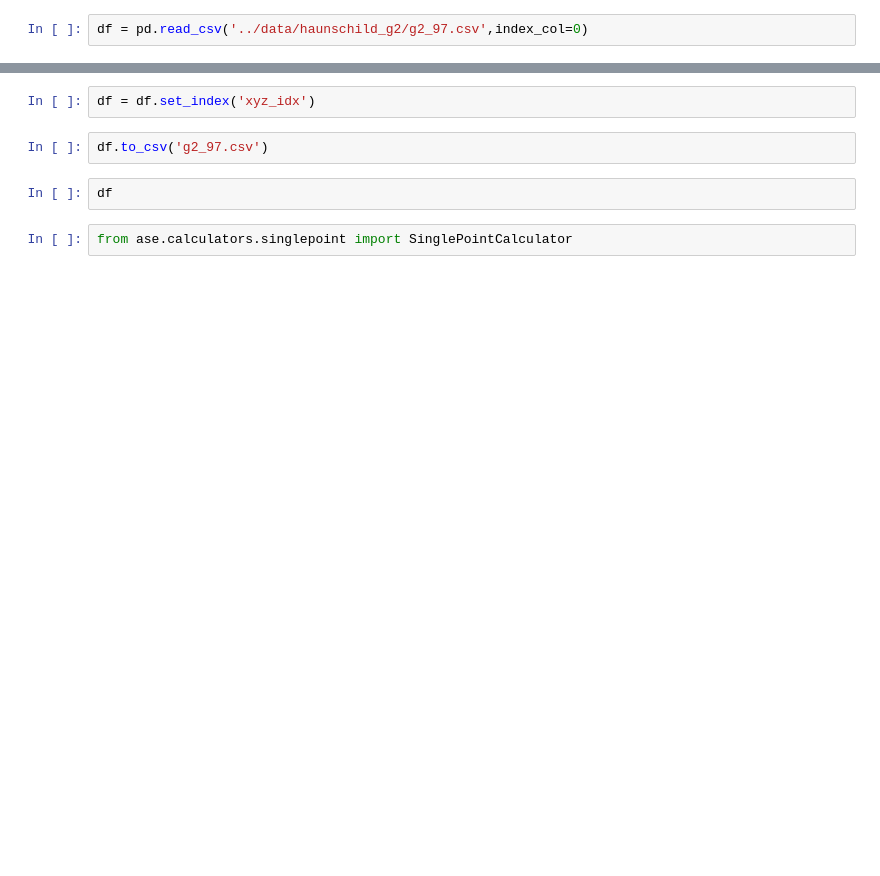
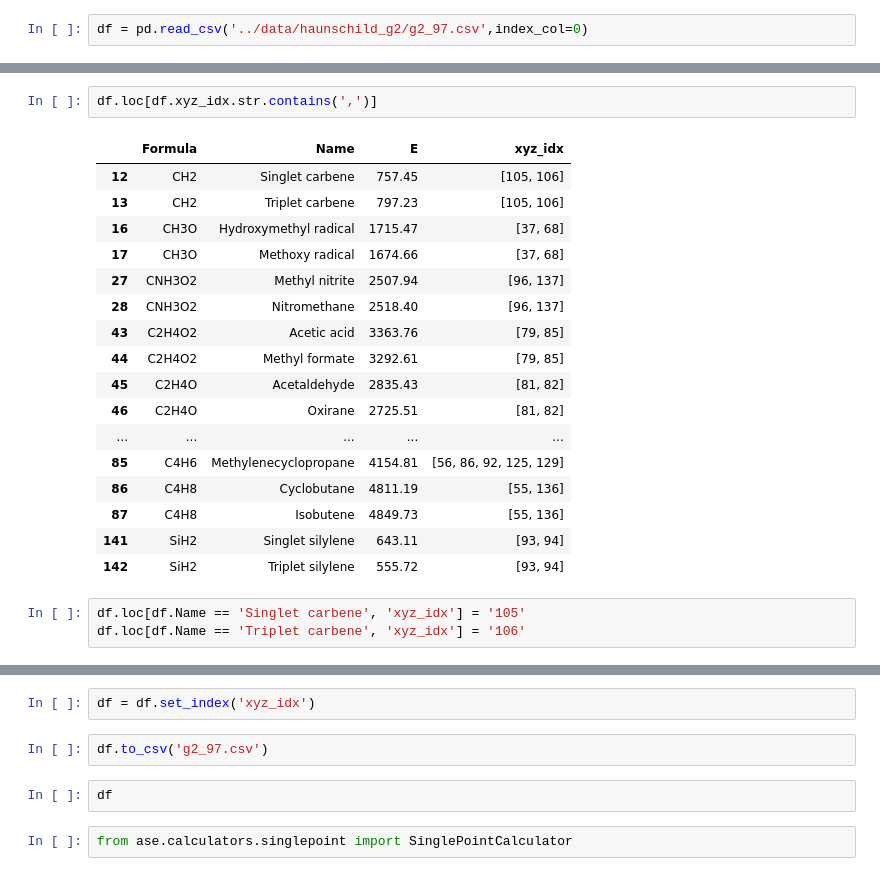
Before and after one commit to alecpwills/dpyscfl, a Jupyter notebook: notebooks/haunschild_parsing.ipynb, the cells around one changed output, grey strips where cells are left out. Drawn from its saved outputs; the diff is of its cells as text; blank space fills up the shorter version.

```diff
--- a/notebooks/haunschild_parsing.ipynb
+++ b/notebooks/haunschild_parsing.ipynb
@@ -113,3 +282,26 @@ df = pd.read_csv('../data/haunschild_g2/g2_97.csv',index_col=0)
+# %%
+df.loc[df.xyz_idx.str.contains(',')]
+# %% [output]
+|  | Formula | Name | E | xyz_idx |
+| 12 | CH2 | Singlet carbene | 757.45 | [105, 106] |
+| 13 | CH2 | Triplet carbene | 797.23 | [105, 106] |
+| 16 | CH3O | Hydroxymethyl radical | 1715.47 | [37, 68] |
+| 17 | CH3O | Methoxy radical | 1674.66 | [37, 68] |
+| 27 | CNH3O2 | Methyl nitrite | 2507.94 | [96, 137] |
+| 28 | CNH3O2 | Nitromethane | 2518.40 | [96, 137] |
+| 43 | C2H4O2 | Acetic acid | 3363.76 | [79, 85] |
+| 44 | C2H4O2 | Methyl formate | 3292.61 | [79, 85] |
+| 45 | C2H4O | Acetaldehyde | 2835.43 | [81, 82] |
+| 46 | C2H4O | Oxirane | 2725.51 | [81, 82] |
+| ... | ... | ... | ... | ... |
+| 85 | C4H6 | Methylenecyclopropane | 4154.81 | [56, 86, 92, 125, 129] |
+| 86 | C4H8 | Cyclobutane | 4811.19 | [55, 136] |
+| 87 | C4H8 | Isobutene | 4849.73 | [55, 136] |
+| 141 | SiH2 | Singlet silylene | 643.11 | [93, 94] |
+| 142 | SiH2 | Triplet silylene | 555.72 | [93, 94] |
+# %%
+df.loc[df.Name == 'Singlet carbene', 'xyz_idx'] = '105'
+df.loc[df.Name == 'Triplet carbene', 'xyz_idx'] = '106'
 # %%
 df['xyz_idx'] = df.xyz_idx.apply(lambda x: int(x.replace('[','').replace(']','')))
 # %% [output]
```
Also changed, not shown: parts of 18 cells of this notebook, 10 other files.
